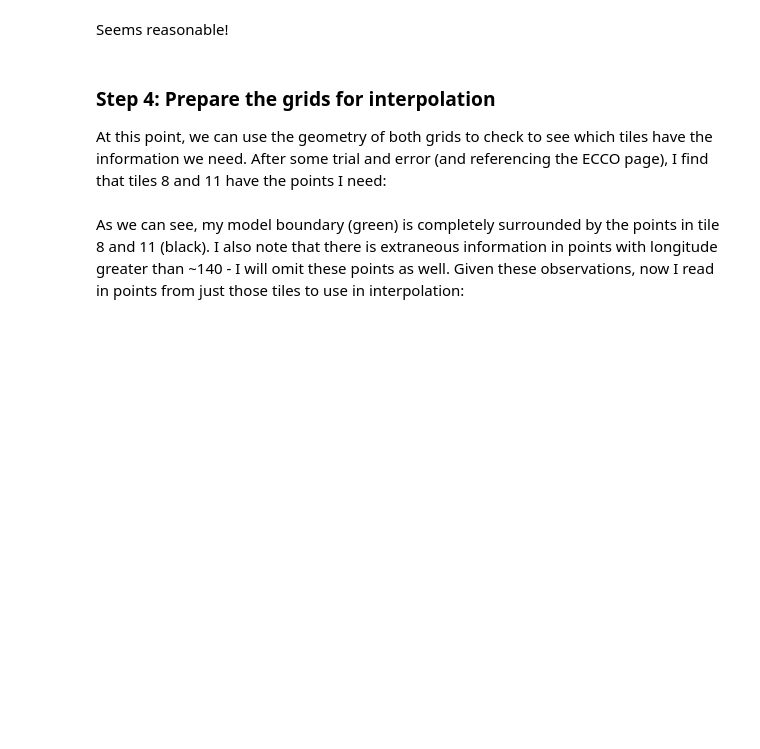
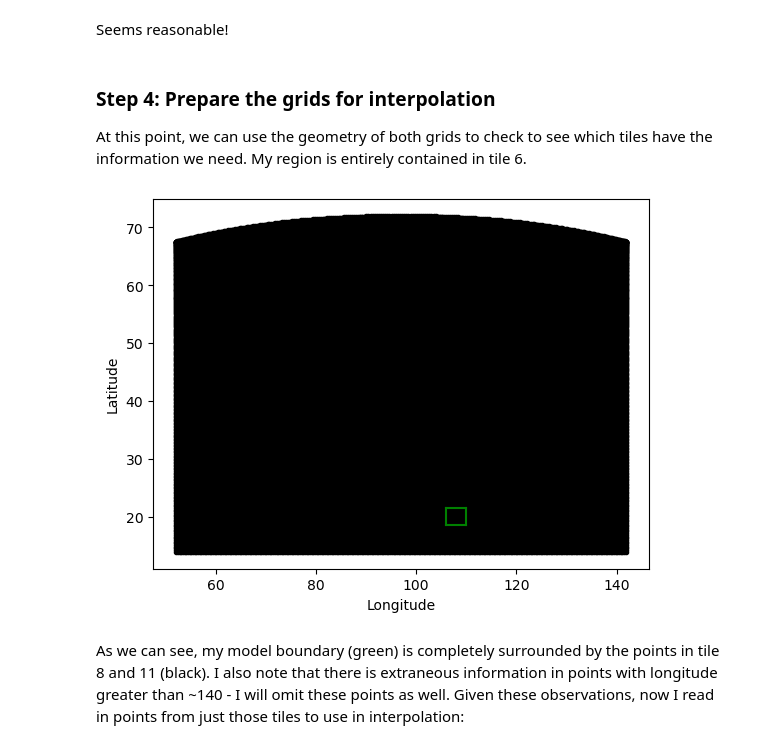
Before and after one commit to makinchii/CS185C, a Jupyter notebook: project/notebooks/Creating the Boundaries.ipynb, the cells around one changed output. Drawn from its saved outputs; the diff is of its cells as text; code cells hidden in the pictures; blank space fills up the shorter version.

```diff
--- a/project/notebooks/Creating the Boundaries.ipynb
+++ b/project/notebooks/Creating the Boundaries.ipynb
@@ -112,21 +125,22 @@ plt.show()
 Seems reasonable!
 # %% [markdown]
 ### Step 4: Prepare the grids for interpolation
-At this point, we can use the geometry of both grids to check to see which tiles have the information we need. After some trial and error (and referencing the ECCO page), I find that tiles 8 and 11 have the points I need:
+At this point, we can use the geometry of both grids to check to see which tiles have the information we need. My region is entirely contained in tile 6.
 # %%
-# plot the ECCO tile points from tiles 8 and 11
-plt.plot(ecco_XC_tiles[11],ecco_YC_tiles[11],'k.')
-plt.plot(ecco_XC_tiles[8],ecco_YC_tiles[8],'k.')
+# plot the ECCO tile points from tile 6
+plt.plot(ecco_XC_tiles[6],ecco_YC_tiles[6],'k.')
 
-# plot the boundary of the CA model
+# plot the boundary of the TG model
 plt.plot(XC[:,0],YC[:,0], 'g-')
 plt.plot(XC[:,-1],YC[:,-1], 'g-')
 plt.plot(XC[0,:],YC[0,:], 'g-')
 plt.plot(XC[-1,:],YC[-1,:], 'g-')
 
 plt.xlabel('Longitude')
 plt.ylabel('Latitude')
 plt.show()
+# %% [output]
+[figure, added]
 # %% [markdown]
 As we can see, my model boundary (green) is completely surrounded by the points in tile 8 and 11 (black). I also note that there is extraneous information in points with longitude greater than ~140 - I will omit these points as well. Given these observations, now I read in points from just those tiles to use in interpolation:
 # %%
```
Also changed, not shown: parts of 12 cells of this notebook, 4 other files.
